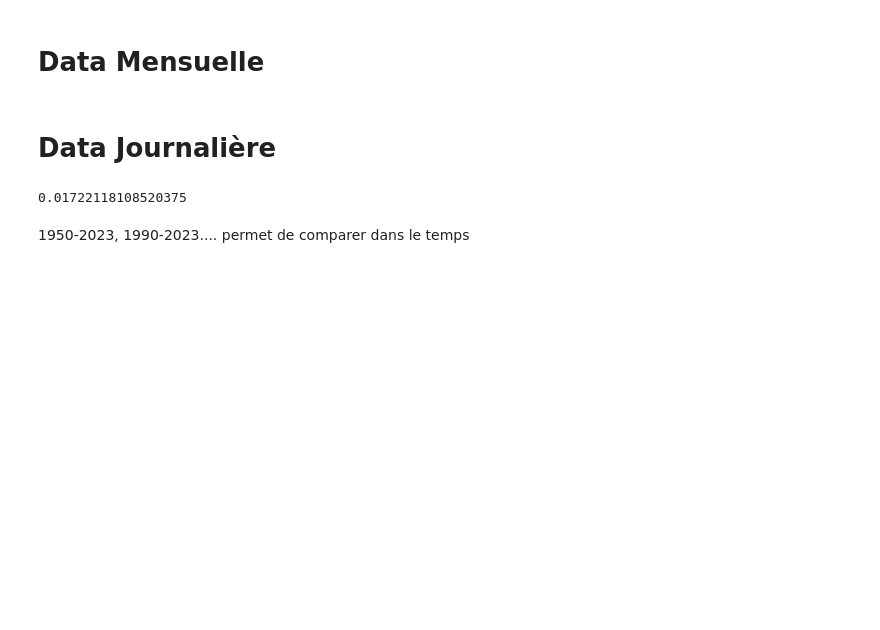
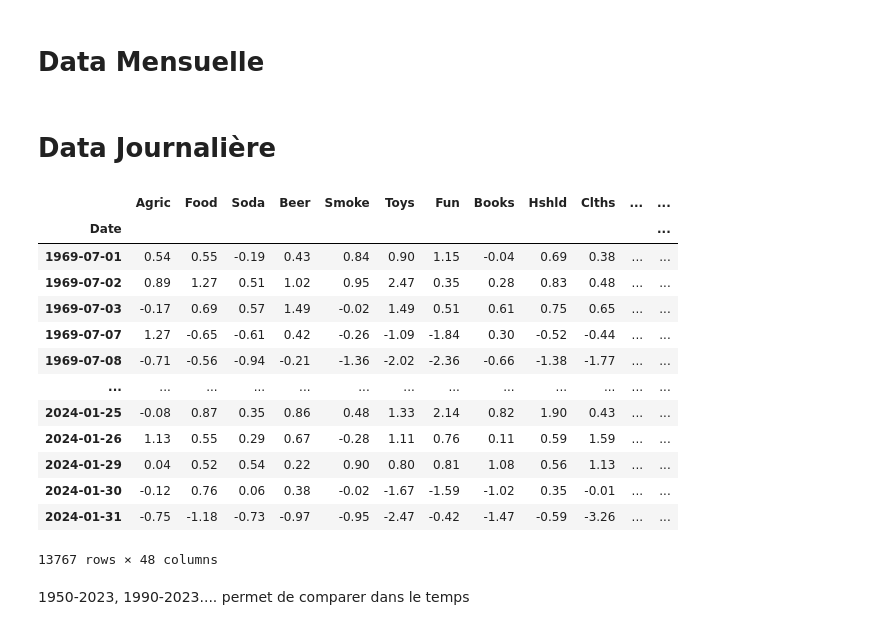
Before and after one commit to DominicPrenovost/TP2-PF-management, a Jupyter notebook: QuestionB.ipynb, the cells around one changed output. Cells and saved outputs as stored; diff of their text form; code cells hidden in the pictures; blank space fills up the shorter version.

```diff
--- a/QuestionB.ipynb
+++ b/QuestionB.ipynb
@@ -81,10 +81,22 @@ df_FF_daily.replace(-99.99, np.nan, inplace = True)
 df_FF_daily.replace(-999, np.nan, inplace = True)
 df_FF_daily.dropna(inplace = True)
 df_FF_daily = df_FF_daily.loc[df_daily_ret.index]
-df_FF_daily
-
-df_FF_daily['RF'].mean()
-# %% [output]
-0.01722118108520375
+# %%
+df_daily_ret
+# %% [output]
+|  | Agric | Food | Soda | Beer | Smoke | Toys | Fun | Books | Hshld | Clths | ... | ... |
+| Date |  |  |  |  |  |  |  |  |  |  |  | ... |
+| 1969-07-01 | 0.54 | 0.55 | -0.19 | 0.43 | 0.84 | 0.90 | 1.15 | -0.04 | 0.69 | 0.38 | ... | ... |
+| 1969-07-02 | 0.89 | 1.27 | 0.51 | 1.02 | 0.95 | 2.47 | 0.35 | 0.28 | 0.83 | 0.48 | ... | ... |
+| 1969-07-03 | -0.17 | 0.69 | 0.57 | 1.49 | -0.02 | 1.49 | 0.51 | 0.61 | 0.75 | 0.65 | ... | ... |
+| 1969-07-07 | 1.27 | -0.65 | -0.61 | 0.42 | -0.26 | -1.09 | -1.84 | 0.30 | -0.52 | -0.44 | ... | ... |
+| 1969-07-08 | -0.71 | -0.56 | -0.94 | -0.21 | -1.36 | -2.02 | -2.36 | -0.66 | -1.38 | -1.77 | ... | ... |
+| ... | ... | ... | ... | ... | ... | ... | ... | ... | ... | ... | ... | ... |
+| 2024-01-25 | -0.08 | 0.87 | 0.35 | 0.86 | 0.48 | 1.33 | 2.14 | 0.82 | 1.90 | 0.43 | ... | ... |
+| 2024-01-26 | 1.13 | 0.55 | 0.29 | 0.67 | -0.28 | 1.11 | 0.76 | 0.11 | 0.59 | 1.59 | ... | ... |
+| 2024-01-29 | 0.04 | 0.52 | 0.54 | 0.22 | 0.90 | 0.80 | 0.81 | 1.08 | 0.56 | 1.13 | ... | ... |
+| 2024-01-30 | -0.12 | 0.76 | 0.06 | 0.38 | -0.02 | -1.67 | -1.59 | -1.02 | 0.35 | -0.01 | ... | ... |
+| 2024-01-31 | -0.75 | -1.18 | -0.73 | -0.97 | -0.95 | -2.47 | -0.42 | -1.47 | -0.59 | -3.26 | ... | ... |
+13767 rows × 48 columns
 # %% [markdown]
 1950-2023, 1990-2023.... permet de comparer dans le temps
```
Also changed, not shown: parts of 2 cells of this notebook.
